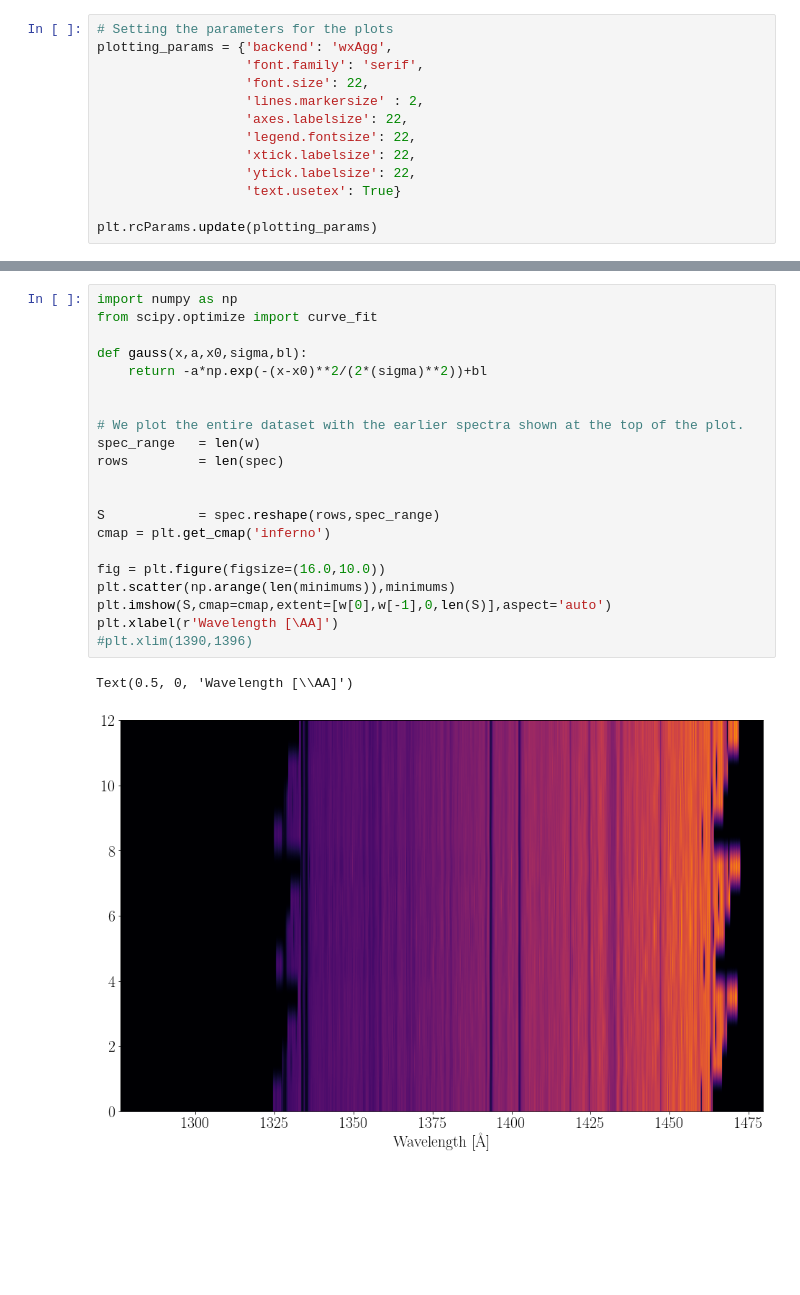
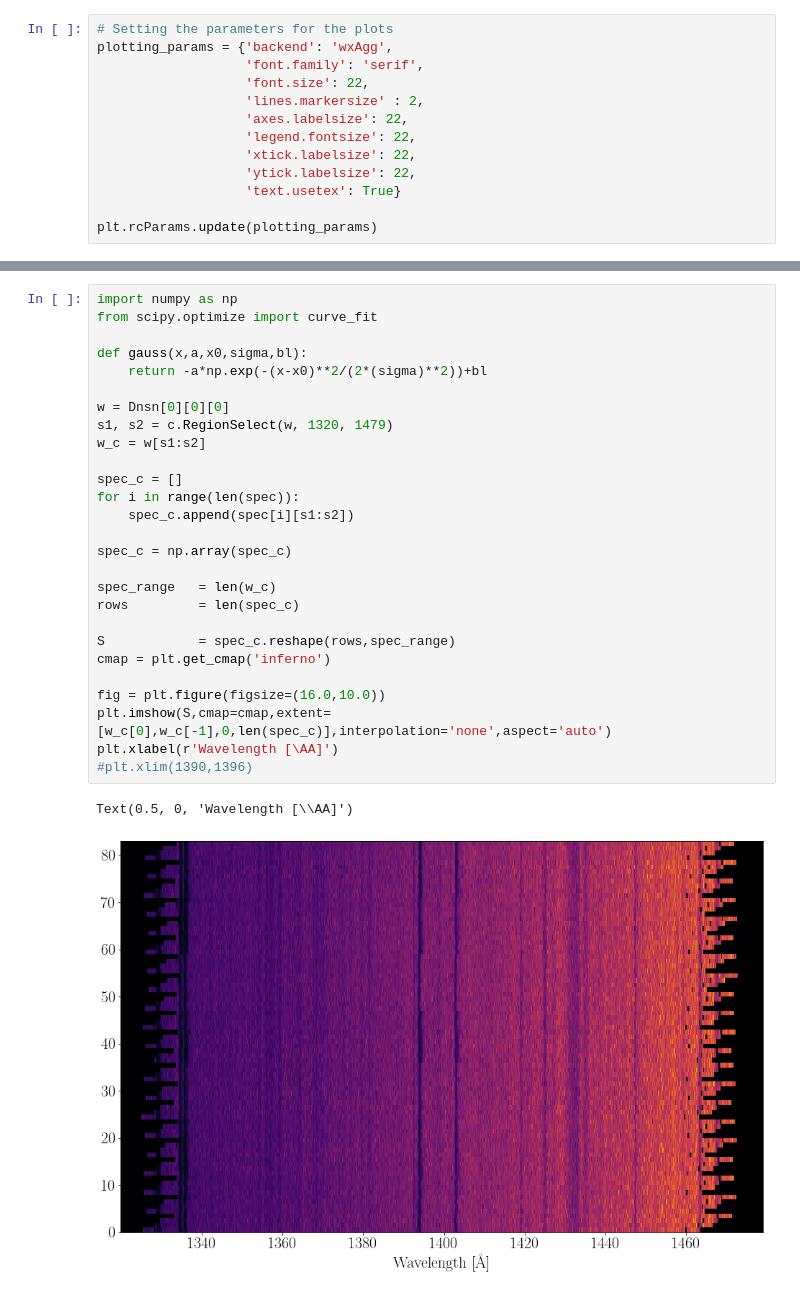
Before and after one commit to bdrdavies/exocomets, a Jupyter notebook: notebooks/load_the_data.ipynb, the cells around one changed output, grey strips where cells are left out. Drawn from its saved outputs; the diff is of its cells as text; blank space fills up the shorter version.

```diff
--- a/notebooks/load_the_data.ipynb
+++ b/notebooks/load_the_data.ipynb
@@ -217,24 +198,30 @@ Text(0, 0.5, 'Wavelength shift')
 # %%
 import numpy as np
 from scipy.optimize import curve_fit
 
 def gauss(x,a,x0,sigma,bl):
     return -a*np.exp(-(x-x0)**2/(2*(sigma)**2))+bl
 
+w = Dnsn[0][0][0]
+s1, s2 = c.RegionSelect(w, 1320, 1479)
+w_c = w[s1:s2]
 
-# We plot the entire dataset with the earlier spectra shown at the top of the plot.
-spec_range   = len(w)
-rows         = len(spec)
+spec_c = []
+for i in range(len(spec)):
+    spec_c.append(spec[i][s1:s2])
 
+spec_c = np.array(spec_c)
 
-S            = spec.reshape(rows,spec_range)
+spec_range   = len(w_c)
+rows         = len(spec_c)
+
+S            = spec_c.reshape(rows,spec_range)
 cmap = plt.get_cmap('inferno')
 
 fig = plt.figure(figsize=(16.0,10.0))
-plt.scatter(np.arange(len(minimums)),minimums)
-plt.imshow(S,cmap=cmap,extent=[w[0],w[-1],0,len(S)],aspect='auto')
+plt.imshow(S,cmap=cmap,extent=[w_c[0],w_c[-1],0,len(spec_c)],interpolation='none',aspect='auto')
 plt.xlabel(r'Wavelength [\AA]')
 #plt.xlim(1390,1396)
 # %% [output]
 Text(0.5, 0, 'Wavelength [\\AA]')
-[figure, old version]
+[figure, new version]
```
Also changed, not shown: parts of 5 cells of this notebook, 3 other files.
